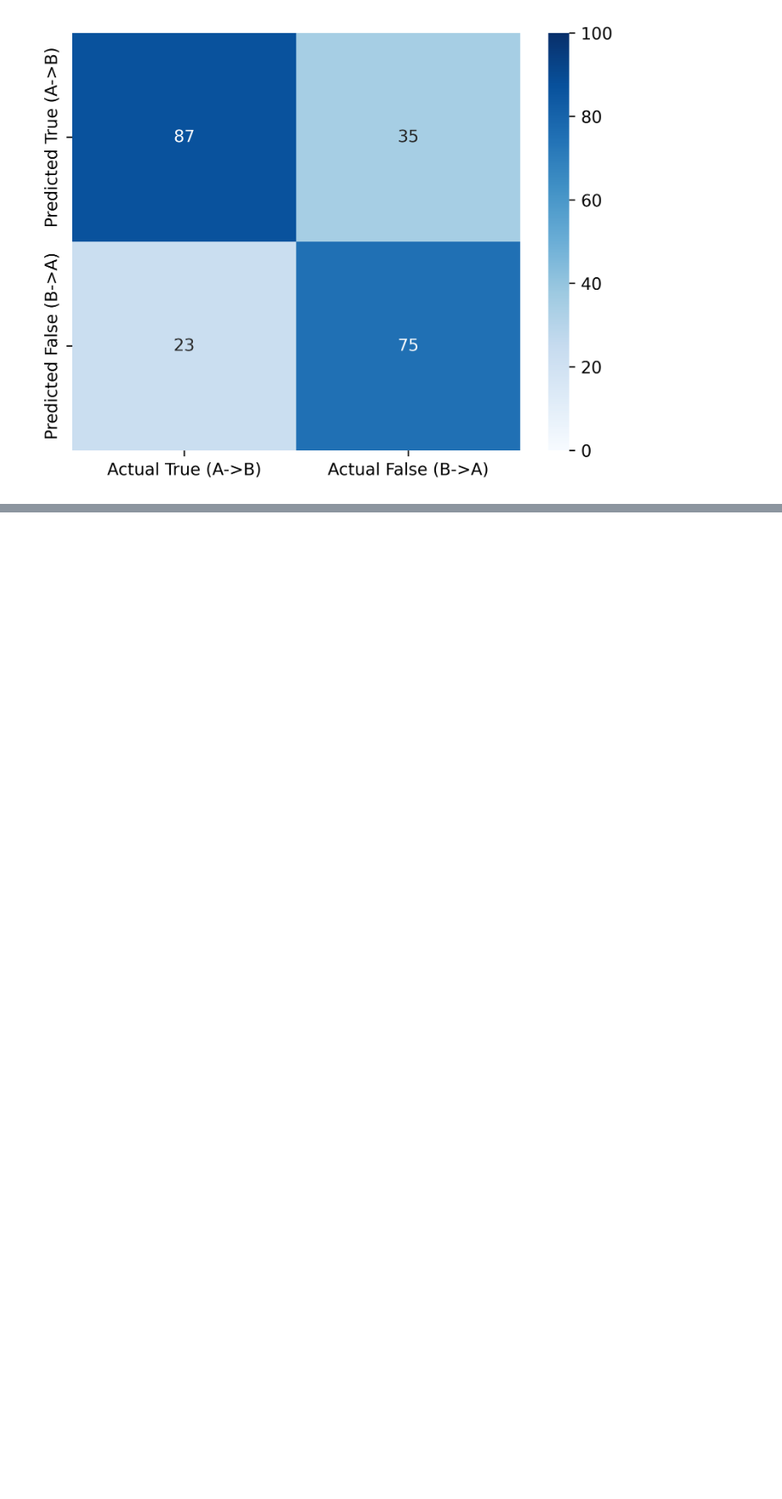
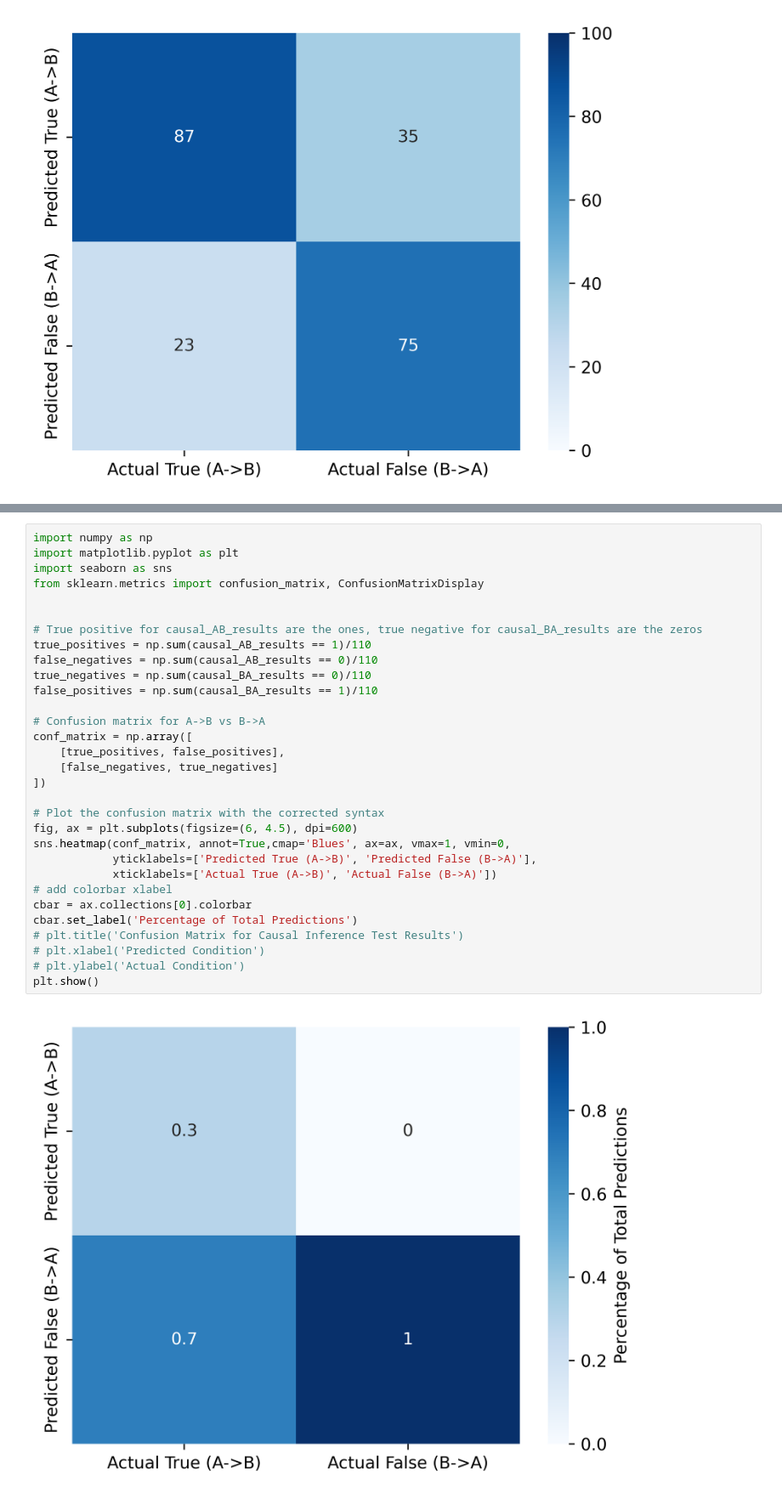
Before and after one commit to Peisong-Zheng/Paleoclimate_causality, a Jupyter notebook: Generate_syth_data_dt10_PCMCI_oneway.ipynb, the cells around one changed output, grey strips where cells are left out. Shown at 85% size. Drawn from its saved outputs; the diff is of its cells as text; blank space fills up the shorter version.

```diff
--- a/Generate_syth_data_dt10_PCMCI_oneway.ipynb
+++ b/Generate_syth_data_dt10_PCMCI_oneway.ipynb
@@ -377,3 +402,36 @@ plt.show()
+# %%
+import numpy as np
+import matplotlib.pyplot as plt
+import seaborn as sns
+from sklearn.metrics import confusion_matrix, ConfusionMatrixDisplay
+
+
+# True positive for causal_AB_results are the ones, true negative for causal_BA_results are the zeros
+true_positives = np.sum(causal_AB_results == 1)/110
+false_negatives = np.sum(causal_AB_results == 0)/110
+true_negatives = np.sum(causal_BA_results == 0)/110
+false_positives = np.sum(causal_BA_results == 1)/110
+
+# Confusion matrix for A->B vs B->A
+conf_matrix = np.array([
+    [true_positives, false_positives],
+    [false_negatives, true_negatives]
+])
+
+# Plot the confusion matrix with the corrected syntax
+fig, ax = plt.subplots(figsize=(6, 4.5), dpi=600)
+sns.heatmap(conf_matrix, annot=True,cmap='Blues', ax=ax, vmax=1, vmin=0,
+            yticklabels=['Predicted True (A->B)', 'Predicted False (B->A)'],
+            xticklabels=['Actual True (A->B)', 'Actual False (B->A)'])
+# add colorbar xlabel
+cbar = ax.collections[0].colorbar
+cbar.set_label('Percentage of Total Predictions')
+# plt.title('Confusion Matrix for Causal Inference Test Results')
+# plt.xlabel('Predicted Condition')
+# plt.ylabel('Actual Condition')
+plt.show()
+# %% [output]
+[figure, added]
 # %%
 import numpy as np
 import matplotlib.pyplot as plt
```
Also changed, not shown: parts of 5 cells of this notebook, 13 other files.
